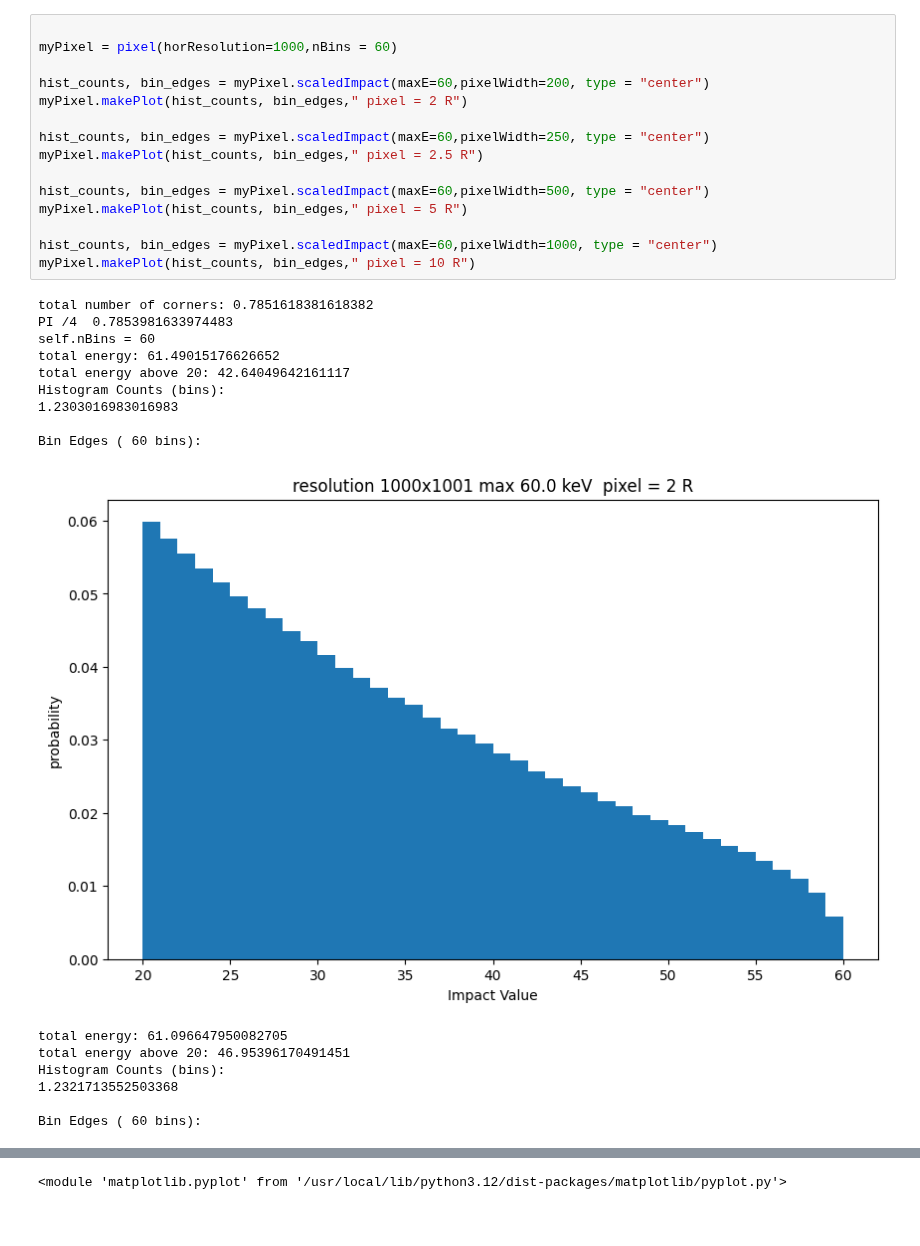
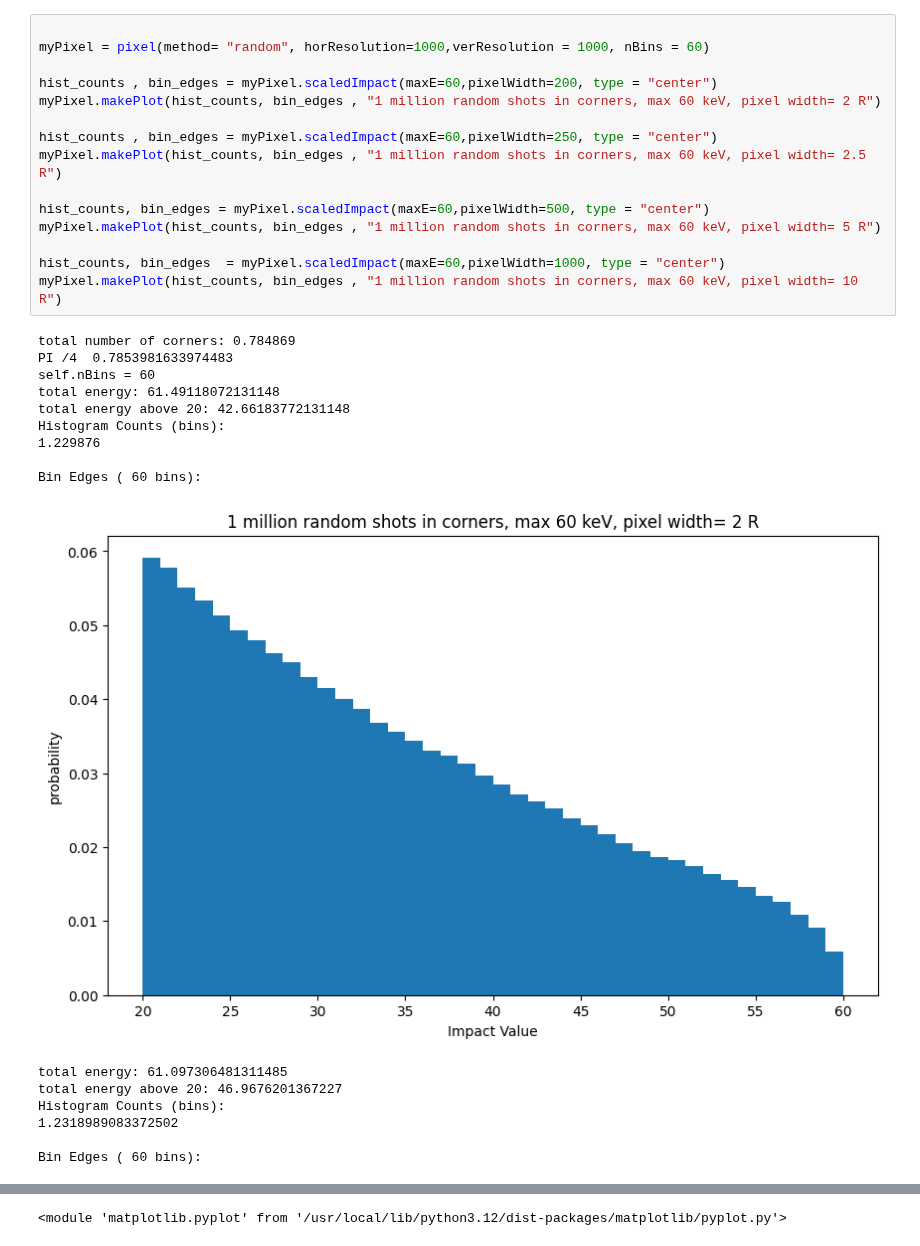
Before and after one commit to Nathanvanhimbergen/Med-Img, a Jupyter notebook: Task_4b.ipynb, the cells around one changed output, grey strips where cells are left out. Drawn from its saved outputs; the diff is of its cells as text.

```diff
--- a/Task_4b.ipynb
+++ b/Task_4b.ipynb
@@ -463,32 +511,32 @@ nInsideEdges = 4
 # %%
 
-myPixel = pixel(horResolution=1000,nBins = 60)
+myPixel = pixel(method= "random", horResolution=1000,verResolution = 1000, nBins = 60)
 
-hist_counts, bin_edges = myPixel.scaledImpact(maxE=60,pixelWidth=200, type = "center")
-myPixel.makePlot(hist_counts, bin_edges," pixel = 2 R")
+hist_counts , bin_edges = myPixel.scaledImpact(maxE=60,pixelWidth=200, type = "center")
+myPixel.makePlot(hist_counts, bin_edges , "1 million random shots in corners, max 60 keV, pixel width= 2 R")
 
-hist_counts, bin_edges = myPixel.scaledImpact(maxE=60,pixelWidth=250, type = "center")
-myPixel.makePlot(hist_counts, bin_edges," pixel = 2.5 R")
+hist_counts , bin_edges = myPixel.scaledImpact(maxE=60,pixelWidth=250, type = "center")
+myPixel.makePlot(hist_counts, bin_edges , "1 million random shots in corners, max 60 keV, pixel width= 2.5 R")
 
 hist_counts, bin_edges = myPixel.scaledImpact(maxE=60,pixelWidth=500, type = "center")
-myPixel.makePlot(hist_counts, bin_edges," pixel = 5 R")
+myPixel.makePlot(hist_counts, bin_edges , "1 million random shots in corners, max 60 keV, pixel width= 5 R")
 
-hist_counts, bin_edges = myPixel.scaledImpact(maxE=60,pixelWidth=1000, type = "center")
-myPixel.makePlot(hist_counts, bin_edges," pixel = 10 R")
+hist_counts, bin_edges  = myPixel.scaledImpact(maxE=60,pixelWidth=1000, type = "center")
+myPixel.makePlot(hist_counts, bin_edges , "1 million random shots in corners, max 60 keV, pixel width= 10 R")
 # %% [output]
-total number of corners: 0.7851618381618382
+total number of corners: 0.784869
 PI /4  0.7853981633974483
 self.nBins = 60
-total energy: 61.49015176626652
-total energy above 20: 42.64049642161117
+total energy: 61.49118072131148
+total energy above 20: 42.66183772131148
 Histogram Counts (bins):
-1.2303016983016983
+1.229876
 
 Bin Edges ( 60 bins):
-[figure, old version]
+[figure, new version]
-total energy: 61.096647950082705
-total energy above 20: 46.95396170491451
+total energy: 61.097306481311485
+total energy above 20: 46.9676201367227
 Histogram Counts (bins):
-1.2321713552503368
+1.2318989083372502
 
 Bin Edges ( 60 bins):
```
Also changed, not shown: parts of 10 cells of this notebook, 1 other file.
